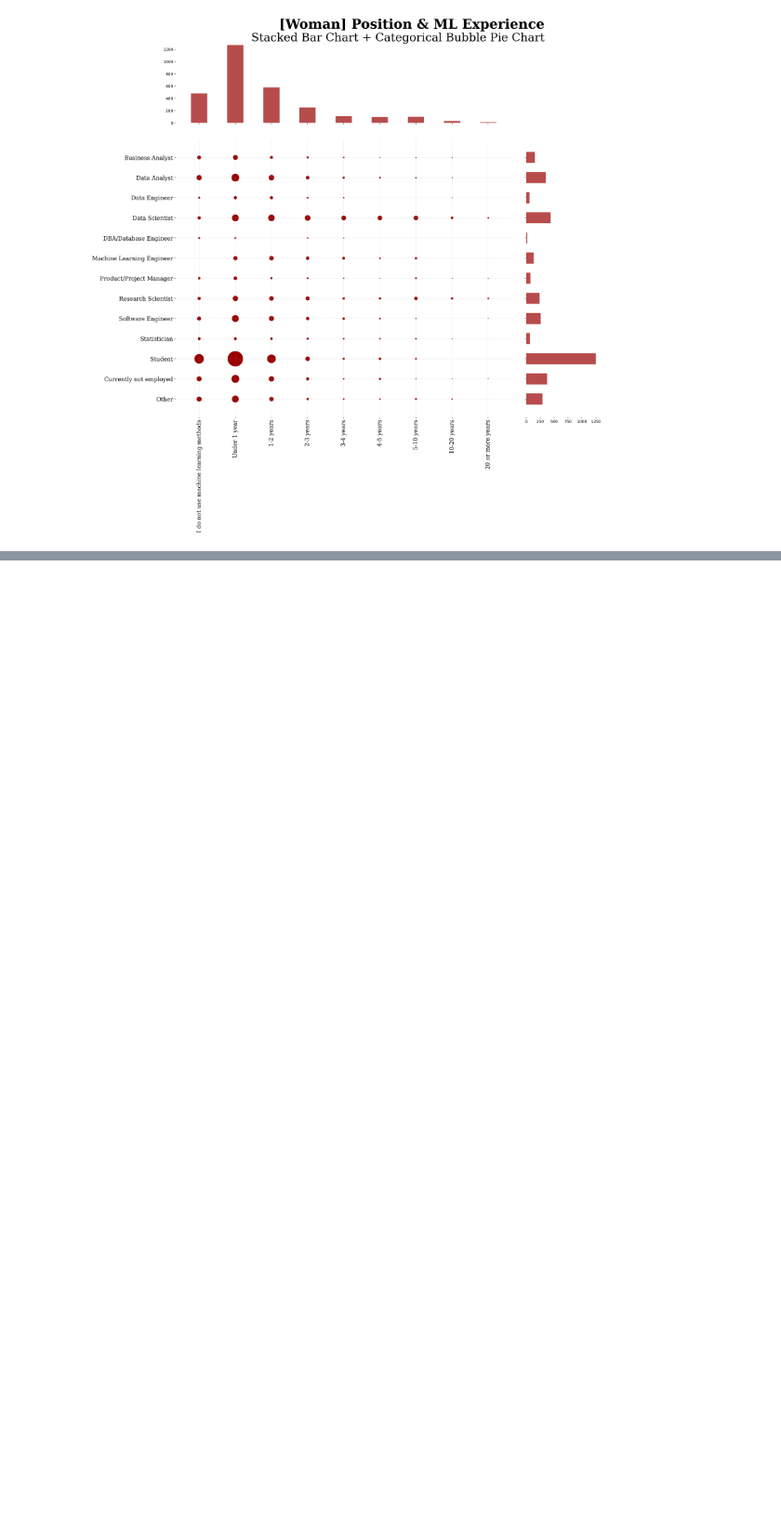
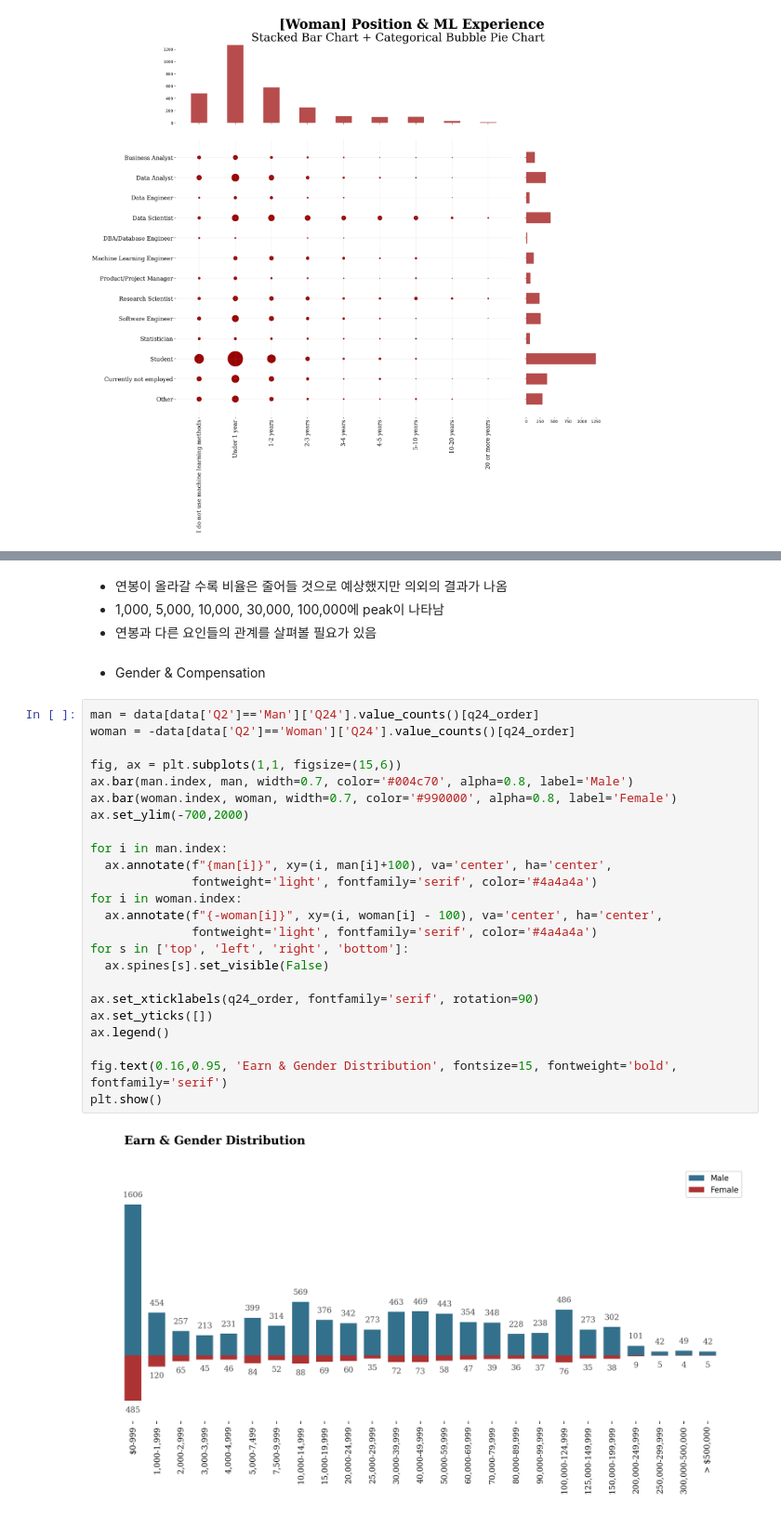
Before and after one commit to wonyoung-ji/statistics, a Jupyter notebook: kaggle/2020_Kaggle_ML_&_DS_Survey.ipynb, the cells around one changed output, grey strips where cells are left out. Shown at 93% size. Drawn from its saved outputs; the diff is of its cells as text; blank space fills up the shorter version.

```diff
--- a/kaggle/2020_Kaggle_ML_&_DS_Survey.ipynb
+++ b/kaggle/2020_Kaggle_ML_&_DS_Survey.ipynb
@@ -611,0 +667,32 @@ plt.show()
+# %% [markdown]
+- 연봉이 올라갈 수록 비율은 줄어들 것으로 예상했지만 의외의 결과가 나옴
+- 1,000, 5,000, 10,000, 30,000, 100,000에 peak이 나타남
+- 연봉과 다른 요인들의 관계를 살펴볼 필요가 있음
+# %% [markdown]
+- Gender & Compensation
+# %%
+man = data[data['Q2']=='Man']['Q24'].value_counts()[q24_order]
+woman = -data[data['Q2']=='Woman']['Q24'].value_counts()[q24_order]
+
+fig, ax = plt.subplots(1,1, figsize=(15,6))
+ax.bar(man.index, man, width=0.7, color='#004c70', alpha=0.8, label='Male')
+ax.bar(woman.index, woman, width=0.7, color='#990000', alpha=0.8, label='Female')
+ax.set_ylim(-700,2000)
+
+for i in man.index:
+  ax.annotate(f"{man[i]}", xy=(i, man[i]+100), va='center', ha='center',
+              fontweight='light', fontfamily='serif', color='#4a4a4a')
+for i in woman.index:
+  ax.annotate(f"{-woman[i]}", xy=(i, woman[i] - 100), va='center', ha='center',
+              fontweight='light', fontfamily='serif', color='#4a4a4a')
+for s in ['top', 'left', 'right', 'bottom']:
+  ax.spines[s].set_visible(False)
+
+ax.set_xticklabels(q24_order, fontfamily='serif', rotation=90)
+ax.set_yticks([])
+ax.legend()
+
+fig.text(0.16,0.95, 'Earn & Gender Distribution', fontsize=15, fontweight='bold', fontfamily='serif')
+plt.show()
+# %% [output]
+[figure, added]
```
Also changed, not shown: parts of 9 cells of this notebook.
